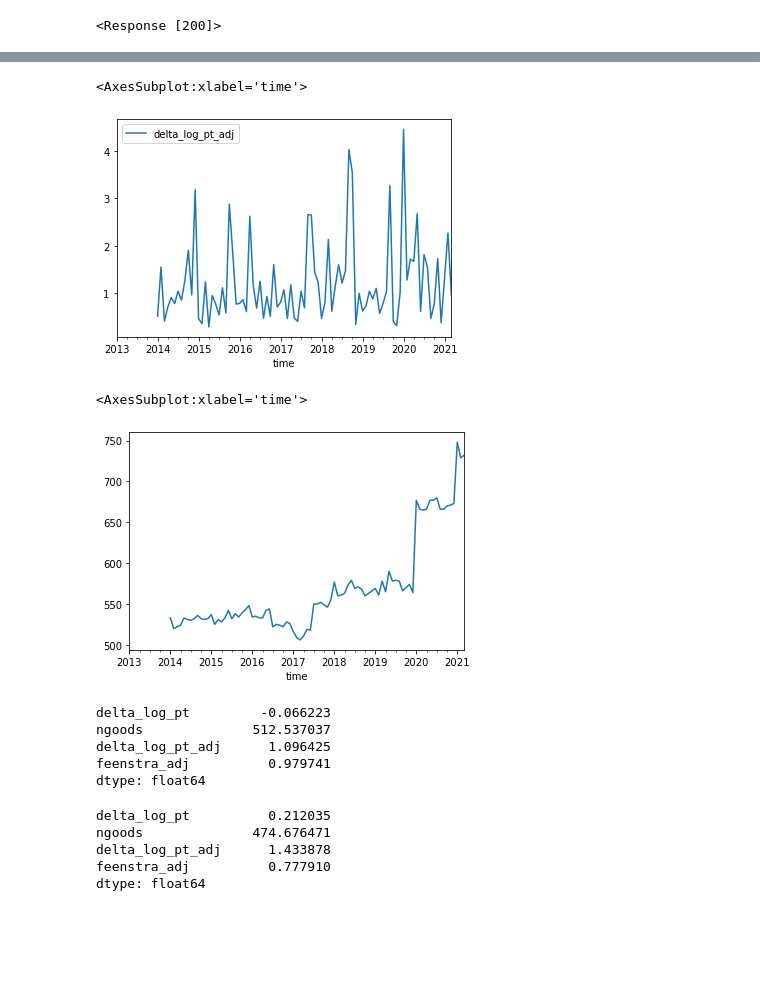
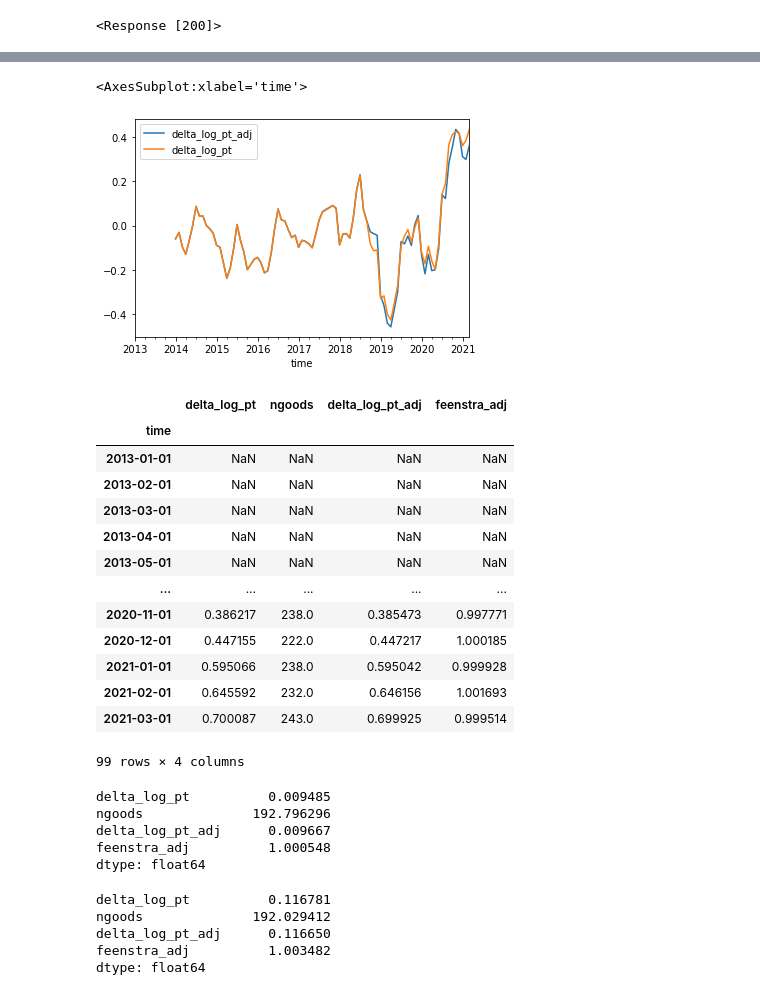
Before and after one commit to tradewartracker/trade-data-repo, a Jupyter notebook: scratch_pad/price-test.ipynb, the cells around one changed output, grey strips where cells are left out. Drawn from its saved outputs; the diff is of its cells as text; code cells hidden in the pictures; blank space fills up the shorter version.

```diff
--- a/scratch_pad/price-test.ipynb
+++ b/scratch_pad/price-test.ipynb
@@ -41,7 +41,7 @@ my_key = "&key=34e40301bda77077e24c859c6c6c0b721ad73fc7"
 end_use = "hs?get=CON_VAL_MO,CTY_NAME,I_COMMODITY_SDESC,CON_QY1_MO,UNIT_QY1"
 
 url = "https://api.census.gov/data/timeseries/intltrade/imports/" + end_use
-url = url + my_key + "&time==from+2013-01" + "&COMM_LVL=HS10" + "&I_COMMODITY=85*" + "&CTY_CODE=5700"
+url = url + my_key + "&time==from+2013-01" + "&COMM_LVL=HS10" + "&I_COMMODITY=44*" + "&CTY_CODE=1220"
 
 # This will grab all products that fall under the "non-alloyed unwrought aluminum"
 # and will have the quantity values that all appear to be in Killograms
@@ -143,7 +134,7 @@ def common_set_price(df, dfall):
 
     outdf["delta_log_pt"] = [price_index]
 
-    outdf["delta_log_pt_adj"] = [np.exp(price_index + (1/(sigma - 1)) * np.log(ratio_lambda))]
+    outdf["delta_log_pt_adj"] = [(price_index + (1/(sigma - 1)) * np.log(ratio_lambda))]
 
     outdf["ngoods"] = [ngoods]
 
@@ -199,28 +190,40 @@ ptest.drop(["level_1"], inplace = True, axis = 1)
 
 ptest.set_index(["time"], inplace = True)
 # %%
-ptest[["delta_log_pt_adj"]].plot()
+ptest[["delta_log_pt_adj", "delta_log_pt"]].plot()
 # %% [output]
 <AxesSubplot:xlabel='time'>
-[figure, old version]
+[figure, new version]
 # %%
-ptest.ngoods.plot()
+ptest
 # %% [output]
+|  | delta_log_pt | ngoods | delta_log_pt_adj | feenstra_adj |
+| time |  |  |  |  |
+| 2013-01-01 | NaN | NaN | NaN | NaN |
+| 2013-02-01 | NaN | NaN | NaN | NaN |
+| 2013-03-01 | NaN | NaN | NaN | NaN |
+| 2013-04-01 | NaN | NaN | NaN | NaN |
+| 2013-05-01 | NaN | NaN | NaN | NaN |
+| ... | ... | ... | ... | ... |
+| 2020-11-01 | 0.386217 | 238.0 | 0.385473 | 0.997771 |
+| 2020-12-01 | 0.447155 | 222.0 | 0.447217 | 1.000185 |
+| 2021-01-01 | 0.595066 | 238.0 | 0.595042 | 0.999928 |
+| 2021-02-01 | 0.645592 | 232.0 | 0.646156 | 1.001693 |
+| 2021-03-01 | 0.700087 | 243.0 | 0.699925 | 0.999514 |
-<AxesSubplot:xlabel='time'>
+99 rows × 4 columns
-[figure, removed]
 # %%
 ptest.loc[:"2018-6"].mean()
 # %% [output]
-delta_log_pt         -0.066223
-ngoods              512.537037
-delta_log_pt_adj      1.096425
-feenstra_adj          0.979741
+delta_log_pt          0.009485
+ngoods              192.796296
+delta_log_pt_adj      0.009667
+feenstra_adj          1.000548
 dtype: float64
 # %%
 ptest.loc["2018-6":].mean()
 # %% [output]
-delta_log_pt          0.212035
-ngoods              474.676471
-delta_log_pt_adj      1.433878
-feenstra_adj          0.777910
+delta_log_pt          0.116781
+ngoods              192.029412
+delta_log_pt_adj      0.116650
+feenstra_adj          1.003482
 dtype: float64
```
Also changed, not shown: parts of 2 cells of this notebook.
